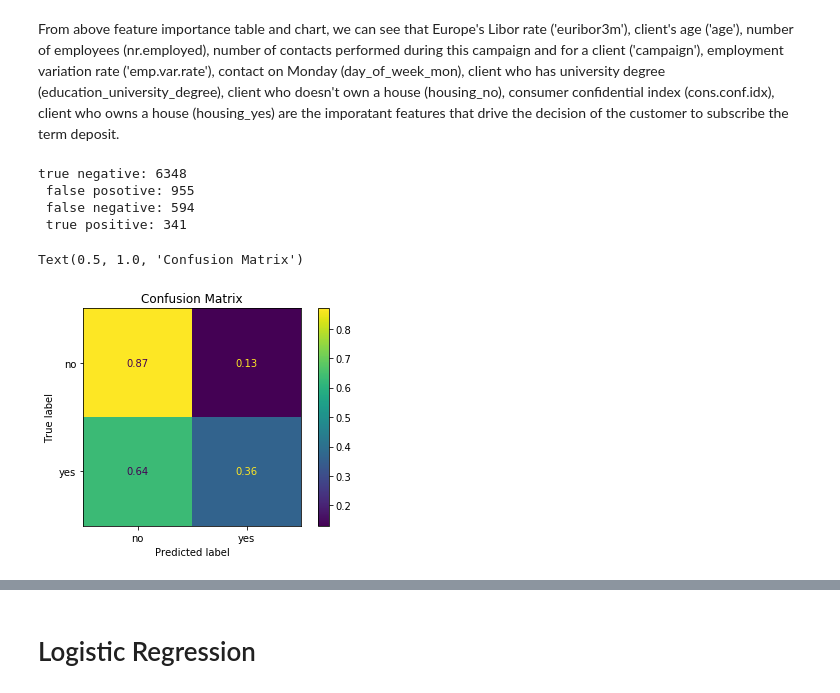
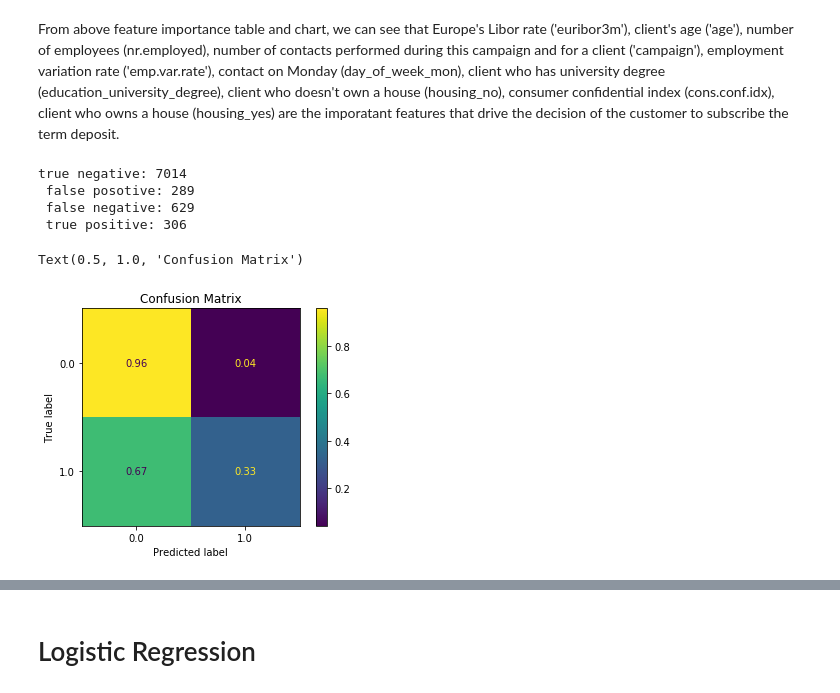
Before and after one commit to swang141/springboard_datascience, a Jupyter notebook: Bank_Marketing_Direct_Call_Marketing_Analysis.ipynb, the cells around one changed output, grey strips where cells are left out. Cells and saved outputs as stored; diff of their text form; code cells hidden in the pictures.

```diff
--- a/Bank_Marketing_Direct_Call_Marketing_Analysis.ipynb
+++ b/Bank_Marketing_Direct_Call_Marketing_Analysis.ipynb
@@ -712,7 +711,7 @@ min_samples_leaf = [1, 2, 4]
 min_samples_split = [2, 5, 10]
 
 # Number of trees in random forest
-n_estimators = [int(x) for x in np.linspace(start = 50, stop = 300, num = 10)]
+n_estimators = [int(x) for x in np.linspace(start = 50, stop = 300, num = 6)]
 
 # Create the random grid
 random_grid = {'n_estimators': n_estimators,
@@ -930,18 +936,18 @@ ax.set_xticklabels(ax.get_xticklabels(), rotation=65, horizontalalignment='right
 # %% [markdown]
 From above feature importance table and chart, we can see that  Europe's Libor rate ('euribor3m'),  client's age ('age'), number of employees (nr.employed), number of contacts performed during this campaign and for a client  ('campaign'), employment variation rate ('emp.var.rate'), contact on Monday (day_of_week_mon), client who has university degree (education_university_degree), client who doesn't own a house (housing_no), consumer confidential index (cons.conf.idx),  client who owns a house (housing_yes) are the imporatant features that drive the decision of the customer to subscribe the term deposit.
 # %%
-#Generate confusion matrix for best_grid
-tn, fp, fn, tp = metrics.confusion_matrix(y_test, best_grid_predict).ravel()
+#Generate confusion matrix for best_random
+tn, fp, fn, tp = metrics.confusion_matrix(y_test, best_y_predict).ravel()
 print ('true negative:',tn,'\n','false posotive:',fp,'\n', 'false negative:', fn, '\n','true positive:', tp)
 # %% [output]
-true negative: 6348
- false posotive: 955
- false negative: 594
- true positive: 341
+true negative: 7014
+ false posotive: 289
+ false negative: 629
+ true positive: 306
 # %%
-cm = metrics.plot_confusion_matrix(best_grid, X_test_df, y_test,normalize = 'true')
+cm = metrics.plot_confusion_matrix(best_random , X_test_df, y_test,normalize = 'true')
 cm.ax_.set_title('Confusion Matrix')
 # %% [output]
 Text(0.5, 1.0, 'Confusion Matrix')
-[figure, old version]
+[figure, new version]
 # %%
```
Also changed, not shown: parts of 53 cells of this notebook.
